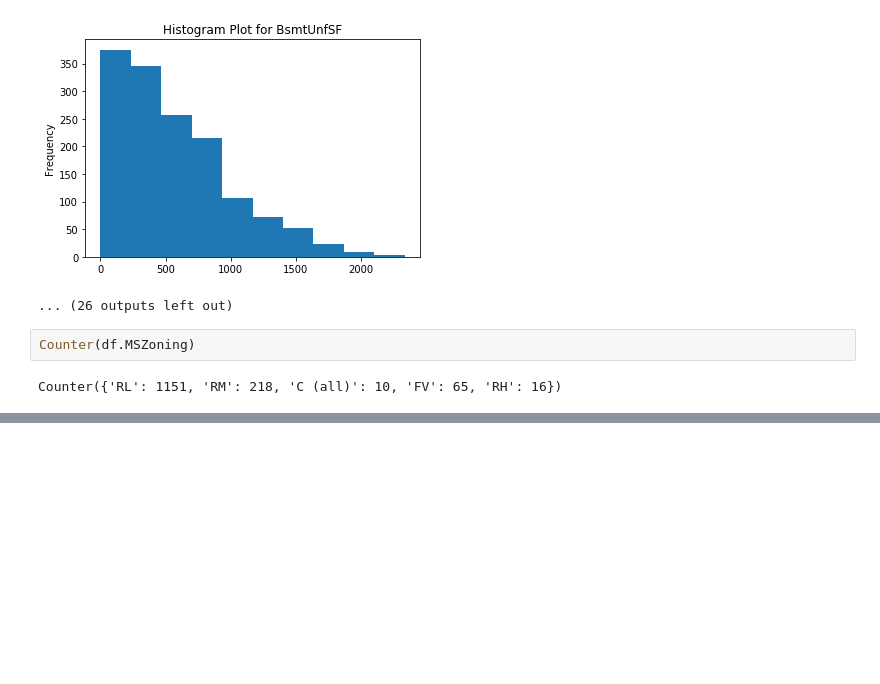
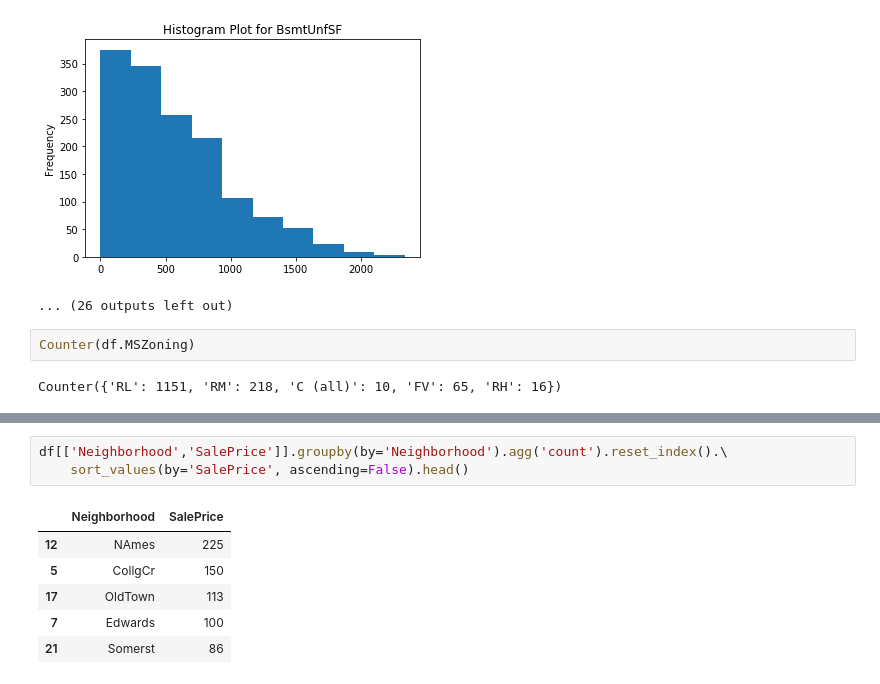
Before and after one commit to PadmarajBhat/Kaggle-Dataset-Exploration, a Jupyter notebook: House Prices- Advanced Regression Techniques/EDA/House Prices - ART(EDA).ipynb, the cells around one changed output, grey strips where cells are left out. Saved outputs shown, nothing was run; the diff lists cells and outputs as text; blank space fills up the shorter version.

```diff
--- a/House Prices- Advanced Regression Techniques/EDA/House Prices - ART(EDA).ipynb
+++ b/House Prices- Advanced Regression Techniques/EDA/House Prices - ART(EDA).ipynb
@@ -91,6 +91,16 @@ for c in df.select_dtypes(exclude=np.number):
 [figure]
 [figure]
 ... (31 outputs left out)
+# %%
+df[['Neighborhood','SalePrice']].groupby(by='Neighborhood').agg('count').reset_index().\
+    sort_values(by='SalePrice', ascending=False).head()
+# %% [output]
+|  | Neighborhood | SalePrice |
+| 12 | NAmes | 225 |
+| 5 | CollgCr | 150 |
+| 17 | OldTown | 113 |
+| 7 | Edwards | 100 |
+| 21 | Somerst | 86 |
 # %% [markdown]
 #### Univariable Analysis:
 * SalePrice is in Dollars ("$") as the data set belongs to popular dataset by name "Ames Housing dataset"
```
Also changed, not shown: parts of 2 cells of this notebook.
